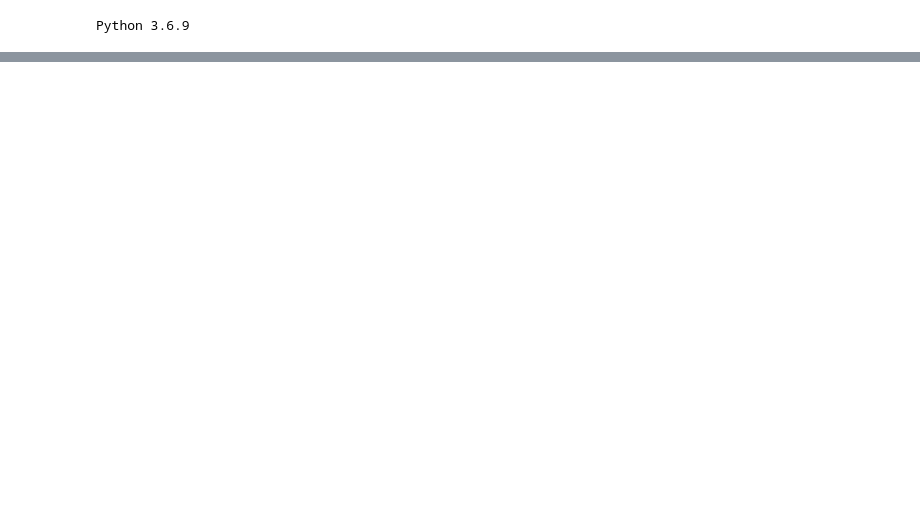
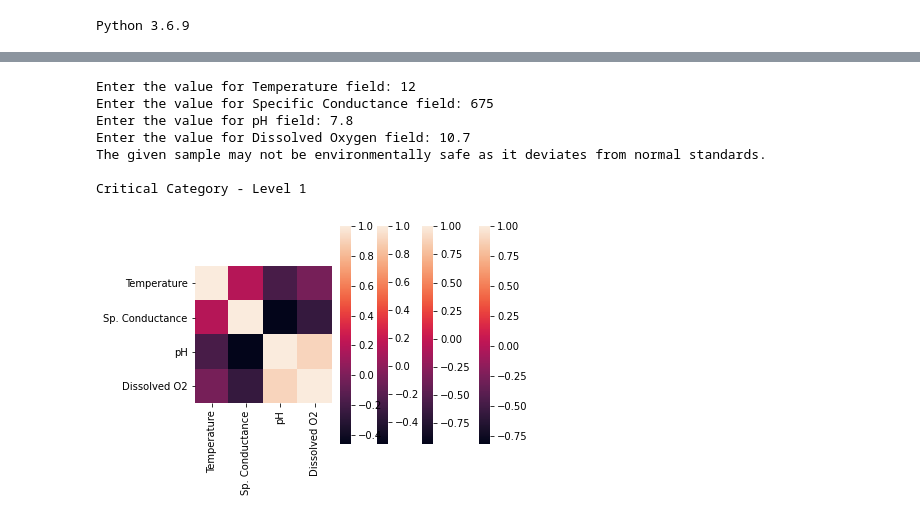
Before and after one commit to cybertraining-dsc/fa20-523-312, a Jupyter notebook: project/code/toxicologyASV.ipynb, the cells around one changed output, grey strips where cells are left out. Saved outputs shown, nothing was run; the diff lists cells and outputs as text; code cells hidden in the pictures; blank space fills up the shorter version.

```diff
--- a/project/code/toxicologyASV.ipynb
+++ b/project/code/toxicologyASV.ipynb
@@ -240,0 +488,75 @@ Benchmark.print()
+# %%
+Benchmark.Start()
+
+def heatmap(water_param_year):
+    water_para_only_year = water_param_year[["Temperature", "Sp. Conductance", "pH", "Dissolved O2"]]
+    corr_wpo_year = water_para_only_year.corr()
+    sns.heatmap(corr_wpo_year, square = True)
+    return
+
+
+heatmap(new_water_param_2017)
+heatmap(new_water_param_2018)
+heatmap(new_water_param_2019)
+heatmap(new_water_param_2020)
+
+# Mean of Centroid values over last four years
+centsafe_avg = (centsafe17 + centsafe18 + centsafe19 + centsafe20)/4.0
+centunsafe_avg = (centunsafe17 + centunsafe18 + centunsafe19 + centunsafe20)/4.0
+
+sample_temp = eval(input("Enter the value for Temperature field: "))
+sample_cond = eval(input("Enter the value for Specific Conductance field: "))
+sample_ph = eval(input("Enter the value for pH field: "))
+sample_dox = eval(input("Enter the value for Dissolved Oxygen field: "))
+
+
+# Euclidean Distance ....
+
+temp_safedist = abs(sample_temp - centsafe_avg[0])
+temp_unsafedist = abs(sample_temp - centunsafe_avg[0])
+temp_bool = (temp_unsafedist < temp_safedist)
+
+cond_safedist = abs(sample_cond - centsafe_avg[1])
+cond_unsafedist = abs(sample_cond - centunsafe_avg[1])
+cond_bool = (cond_unsafedist < cond_safedist)
+
+ph_safedist = abs(sample_ph - centsafe_avg[2])
+ph_unsafedist = abs(sample_ph - centunsafe_avg[2])
+ph_bool = (ph_unsafedist < ph_safedist)
+
+dox_safedist = abs(sample_dox - centsafe_avg[3])
+dox_unsafedist = abs(sample_dox - centunsafe_avg[3])
+dox_bool = (dox_unsafedist < dox_safedist)
+
+bool_list = [temp_bool, cond_bool, ph_bool, dox_bool]
+true_bools = sum(bool_list)
+
+safe_totaldist = (((temp_safedist**2) + (cond_safedist**2) + (ph_safedist**2) + (dox_safedist**2))**0.5)
+unsafe_totaldist = (((temp_unsafedist**2) + (cond_unsafedist**2) + (ph_unsafedist**2) + (dox_unsafedist**2))**0.5)
+
+if (safe_totaldist < unsafe_totaldist):
+    print("The given sample is environmentally safe and consistent with normal standards.")
+else:
+    print("The given sample may not be environmentally safe as it deviates from normal standards.")
+    print()
+    if true_bools == 1:
+        print("Critical Category - Level 1")
+    if true_bools == 2:
+        print("Critical Category - Level 2")
+    if true_bools == 3:
+        print("Critical Category - Level 3")
+    if true_bools == 4:
+        print("Critical Category - Level 4")
+
+
+time.sleep(5)
+Benchmark.Stop()
+# %% [output]
+Enter the value for Temperature field: 12
+Enter the value for Specific Conductance field: 675
+Enter the value for pH field: 7.8
+Enter the value for Dissolved Oxygen field: 10.7
+The given sample may not be environmentally safe as it deviates from normal standards.
+
+Critical Category - Level 1
+[figure, added]
```
Also changed, not shown: parts of 20 cells of this notebook.
